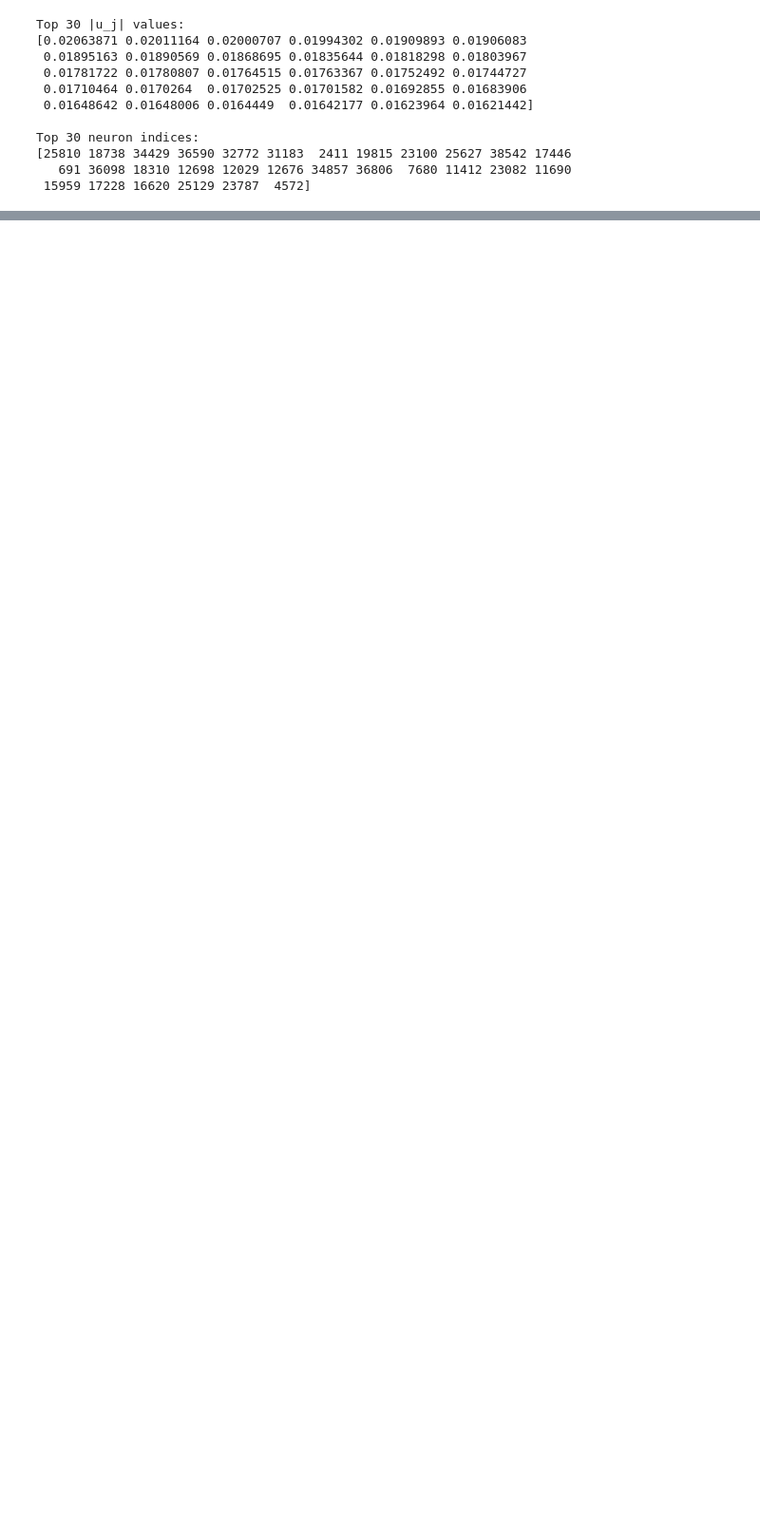
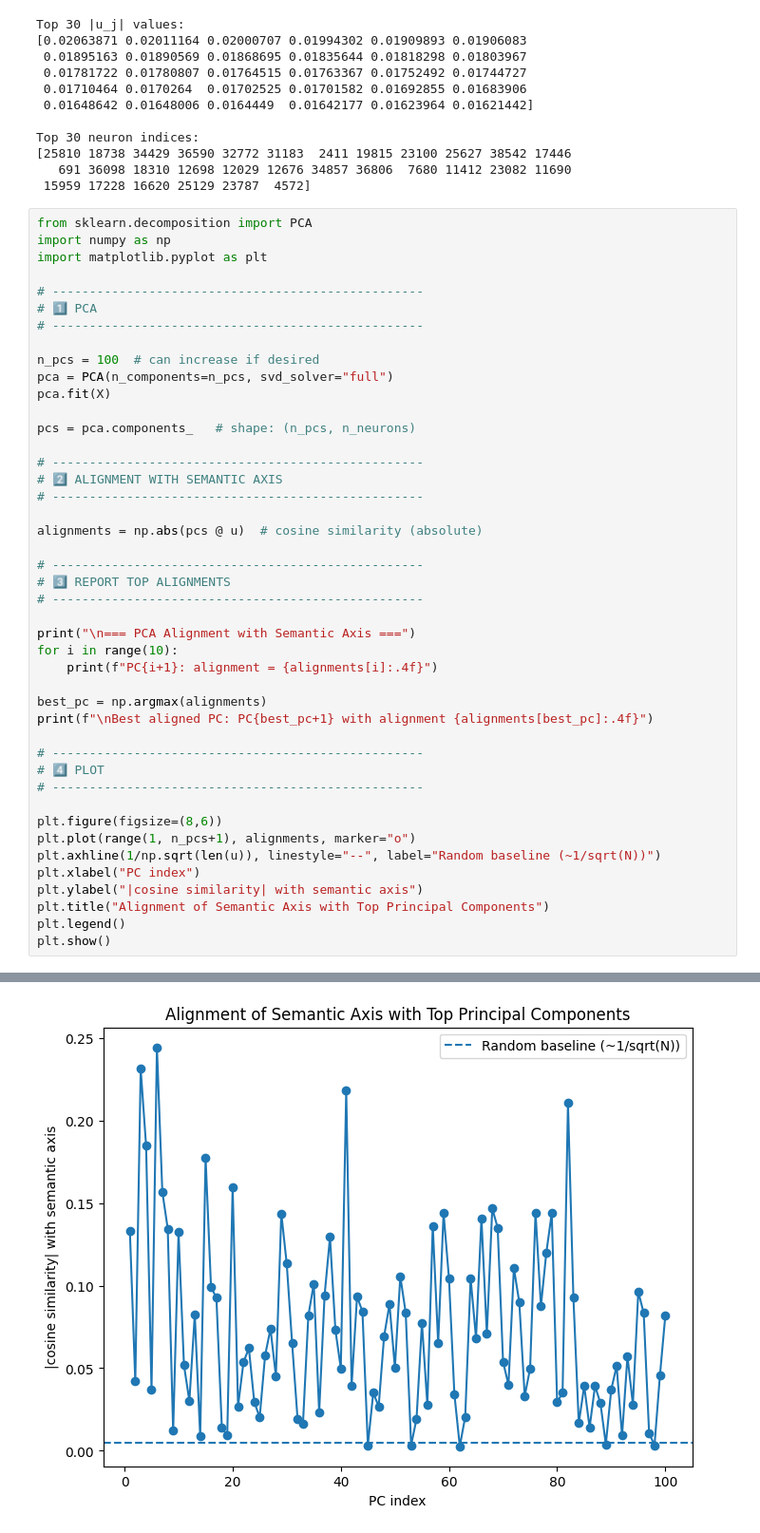
Before and after one commit to mariakesa/ProjectionSort, a Jupyter notebook: magnetic_pole/energy_gap.ipynb, the cells around one changed output, grey strips where cells are left out. Shown at 95% size. Cells and saved outputs as stored; diff of their text form; blank space fills up the shorter version.

```diff
--- a/magnetic_pole/energy_gap.ipynb
+++ b/magnetic_pole/energy_gap.ipynb
@@ -707,3 +707,48 @@ Top 30 neuron indices:
 [25810 18738 34429 36590 32772 31183  2411 19815 23100 25627 38542 17446
    691 36098 18310 12698 12029 12676 34857 36806  7680 11412 23082 11690
  15959 17228 16620 25129 23787  4572]
+# %%
+from sklearn.decomposition import PCA
+import numpy as np
+import matplotlib.pyplot as plt
+
+# --------------------------------------------------
+# 1️⃣ PCA
+# --------------------------------------------------
+
+n_pcs = 100  # can increase if desired
+pca = PCA(n_components=n_pcs, svd_solver="full")
+pca.fit(X)
+
+pcs = pca.components_   # shape: (n_pcs, n_neurons)
+
+# --------------------------------------------------
+# 2️⃣ ALIGNMENT WITH SEMANTIC AXIS
+# --------------------------------------------------
+
+alignments = np.abs(pcs @ u)  # cosine similarity (absolute)
+
+# --------------------------------------------------
+# 3️⃣ REPORT TOP ALIGNMENTS
+# --------------------------------------------------
+
+print("\n=== PCA Alignment with Semantic Axis ===")
+for i in range(10):
+    print(f"PC{i+1}: alignment = {alignments[i]:.4f}")
+
+best_pc = np.argmax(alignments)
+print(f"\nBest aligned PC: PC{best_pc+1} with alignment {alignments[best_pc]:.4f}")
+
+# --------------------------------------------------
+# 4️⃣ PLOT
+# --------------------------------------------------
+
+plt.figure(figsize=(8,6))
+plt.plot(range(1, n_pcs+1), alignments, marker="o")
+plt.axhline(1/np.sqrt(len(u)), linestyle="--", label="Random baseline (~1/sqrt(N))")
+plt.xlabel("PC index")
+plt.ylabel("|cosine similarity| with semantic axis")
+plt.title("Alignment of Semantic Axis with Top Principal Components")
+plt.legend()
+plt.show()
+# %% [output]
@@ -709,0 +768 @@ Top 30 neuron indices:
+[figure, added]
```
Also changed, not shown: parts of 6 cells of this notebook.
